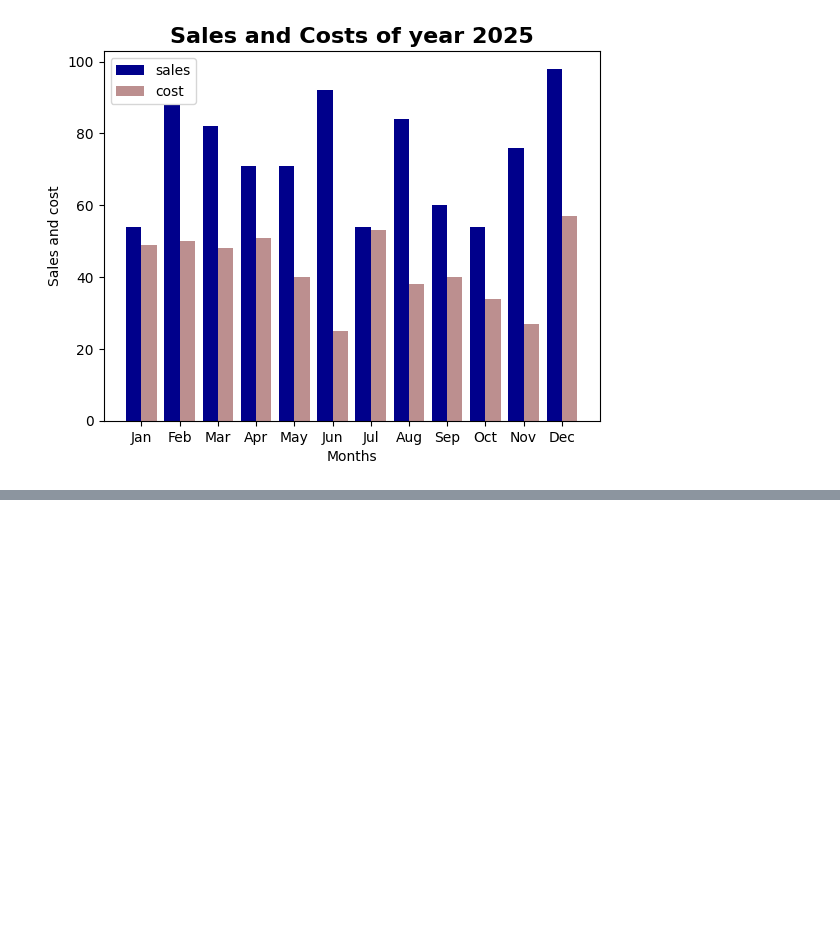
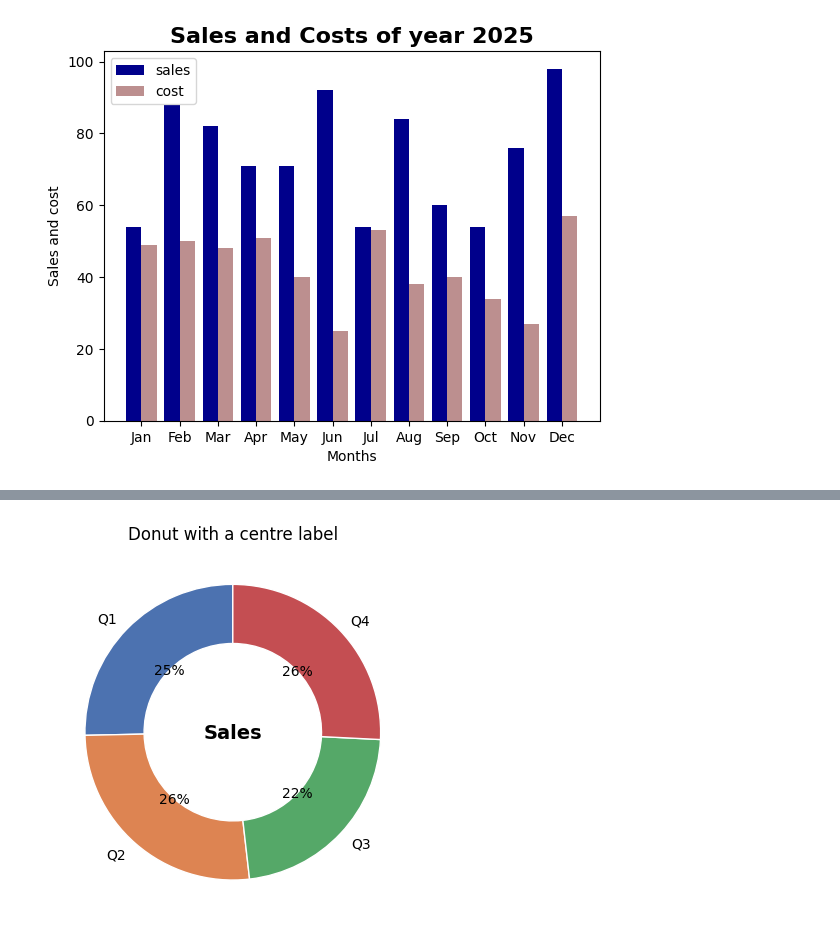
Before and after one commit to victoriairungu99-creator/CDAV-course, a Jupyter notebook: Visualization_practicals.ipynb, the cells around one changed output, grey strips where cells are left out. Cells and saved outputs as stored; diff of their text form; code cells hidden in the pictures; blank space fills up the shorter version.

```diff
--- a/Visualization_practicals.ipynb
+++ b/Visualization_practicals.ipynb
@@ -220,0 +249,14 @@ plt.show()
+# %%
+fig,ax=plt.subplots()
+ax.pie(by_q,labels=by_q.index,
+       colors=colors,
+       autopct="%1.0f%%",
+       startangle=90,
+       wedgeprops=dict(width=0.4,edgecolor="white"))#width=donut
+
+ax.text(0,0,"Sales",ha="center",va="center",
+        fontsize=14,fontweight="bold")
+ax.set_title("Donut with a centre label")
+plt.show()
+# %% [output]
+[figure, added]
```
Also changed, not shown: parts of 15 cells of this notebook.
